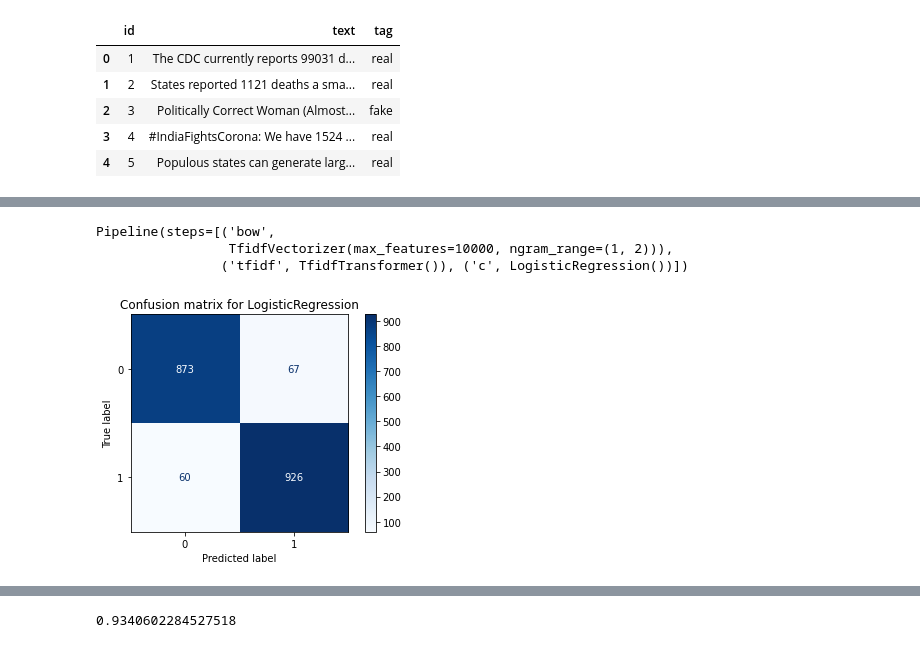
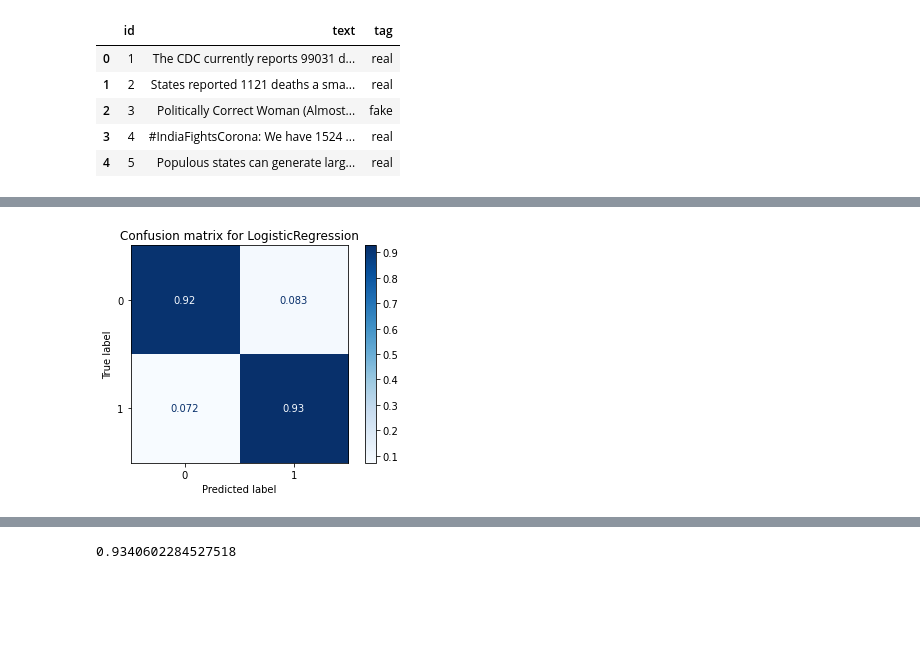
Before and after one commit to wenqilyu/Capstone, a Jupyter notebook: notebook/model/LR_SVM.ipynb, the cells around one changed output, grey strips where cells are left out. Drawn from its saved outputs; the diff is of its cells as text; code cells hidden in the pictures; blank space fills up the shorter version.

```diff
--- a/notebook/model/LR_SVM.ipynb
+++ b/notebook/model/LR_SVM.ipynb
@@ -34,6 +32,8 @@ from sklearn.metrics import plot_confusion_matrix
 [nltk_data]   Unzipping tokenizers/punkt.zip.
 # %%
 tag_data=pd.read_csv('tag_data.csv')
+# %%
+dt=pd.read_csv('tag_data.csv')
 # %%
 list(tag_data[tag_data['id']==1344345124159934465]['text'])
 # %% [output]
@@ -154,12 +142,6 @@ pip_lr = Pipeline([
         ('tfidf', TfidfTransformer()),
         ('c', LogisticRegression())
         ])
-# %%
-pip_lr
-# %% [output]
-Pipeline(steps=[('bow',
-                 TfidfVectorizer(max_features=10000, ngram_range=(1, 2))),
-                ('tfidf', TfidfTransformer()), ('c', LogisticRegression())])
 # %%
 Train_X, Test_X, Train_Y, Test_Y = model_selection.train_test_split(dt['text'],dt['tag'],test_size=0.3)
 # %%
@@ -167,12 +151,12 @@ fit = pip_lr.fit(Train_X,Train_Y.astype(int))
 # %%
 # Generate confusion matrix
 matrix = plot_confusion_matrix(pip_lr, Test_X, Test_Y.astype(int),
-                                 cmap=plt.cm.Blues)
+                                 cmap=plt.cm.Blues,normalize='true')
 plt.title('Confusion matrix for LogisticRegression')
 plt.show(matrix)
 plt.show()
 # %% [output]
-[figure, old version]
+[figure, new version]
 # %%
 dataset_pred=pip_lr.predict(Test_X)
 # %%
```
Also changed, not shown: parts of 7 cells of this notebook, 1 other file.
